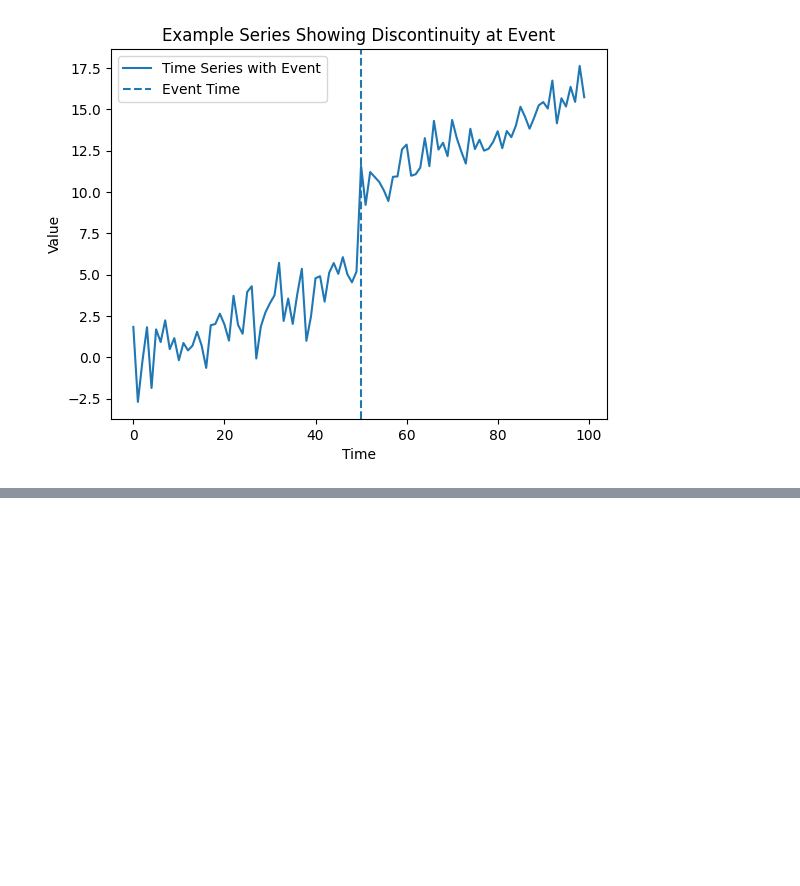
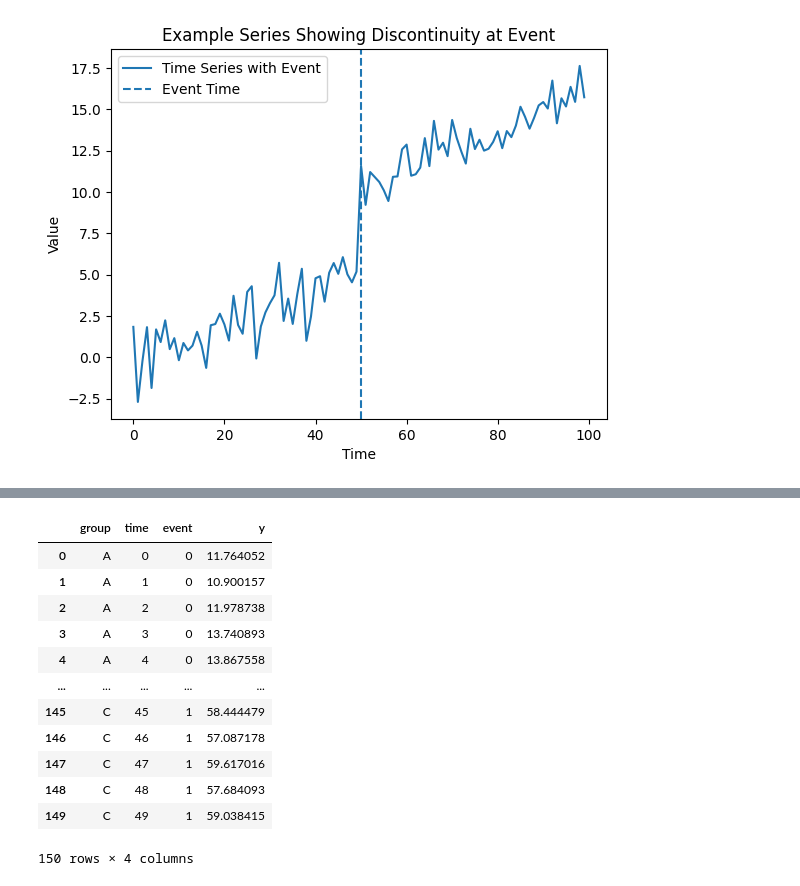
Before and after one commit to DorryJing/2025-summer-mod-6, a Jupyter notebook: coding_quiz_11.ipynb, the cells around one changed output, grey strips where cells are left out. Cells and saved outputs as stored; diff of their text form; code cells hidden in the pictures; blank space fills up the shorter version.

```diff
--- a/coding_quiz_11.ipynb
+++ b/coding_quiz_11.ipynb
@@ -314,3 +312,33 @@ plt.show()
 0           Value Only  0.993333  1.0
 1  Value + Derivatives  1.000000  1.0
 [figure]
+# %%
+import numpy as np
+import pandas as pd
+import statsmodels.formula.api as smf
+
+np.random.seed(0)
+groups      = ['A', 'B', 'C']
+intercepts  = {'A': 10, 'B': 20, 'C': 30}
+slope       = 0.5
+jump        = 5
+n_periods   = 50
+event_time  = 25
+rows = []
+for g in groups:
+    for t in range(n_periods):
+        # baseline + noise
+        y = intercepts[g] + slope*t + np.random.normal(scale=1)
+        # add common jump after event
+        if t >= event_time:
+            y += jump
+        rows.append({'group': g, 'time': t, 'event': int(t >= event_time), 'y': y})
+
+df = pd.DataFrame(rows)
+
+#Fit the fixed‑effects event study model
+#  group c creates one dummy per group (dropping the first by default)
+model = smf.ols('y ~ C(group) + time + event', data=df).fit()
+
+
+print(model.summary())
@@ -316,0 +363,16 @@ plt.show()
+# %%
+df
+# %% [output]
+|  | group | time | event | y |
+| 0 | A | 0 | 0 | 11.764052 |
+| 1 | A | 1 | 0 | 10.900157 |
+| 2 | A | 2 | 0 | 11.978738 |
+| 3 | A | 3 | 0 | 13.740893 |
+| 4 | A | 4 | 0 | 13.867558 |
+| ... | ... | ... | ... | ... |
+| 145 | C | 45 | 1 | 58.444479 |
+| 146 | C | 46 | 1 | 57.087178 |
+| 147 | C | 47 | 1 | 59.617016 |
+| 148 | C | 48 | 1 | 57.684093 |
+| 149 | C | 49 | 1 | 59.038415 |
+150 rows × 4 columns
```
Also changed, not shown: parts of 5 cells of this notebook, 1 other file.
